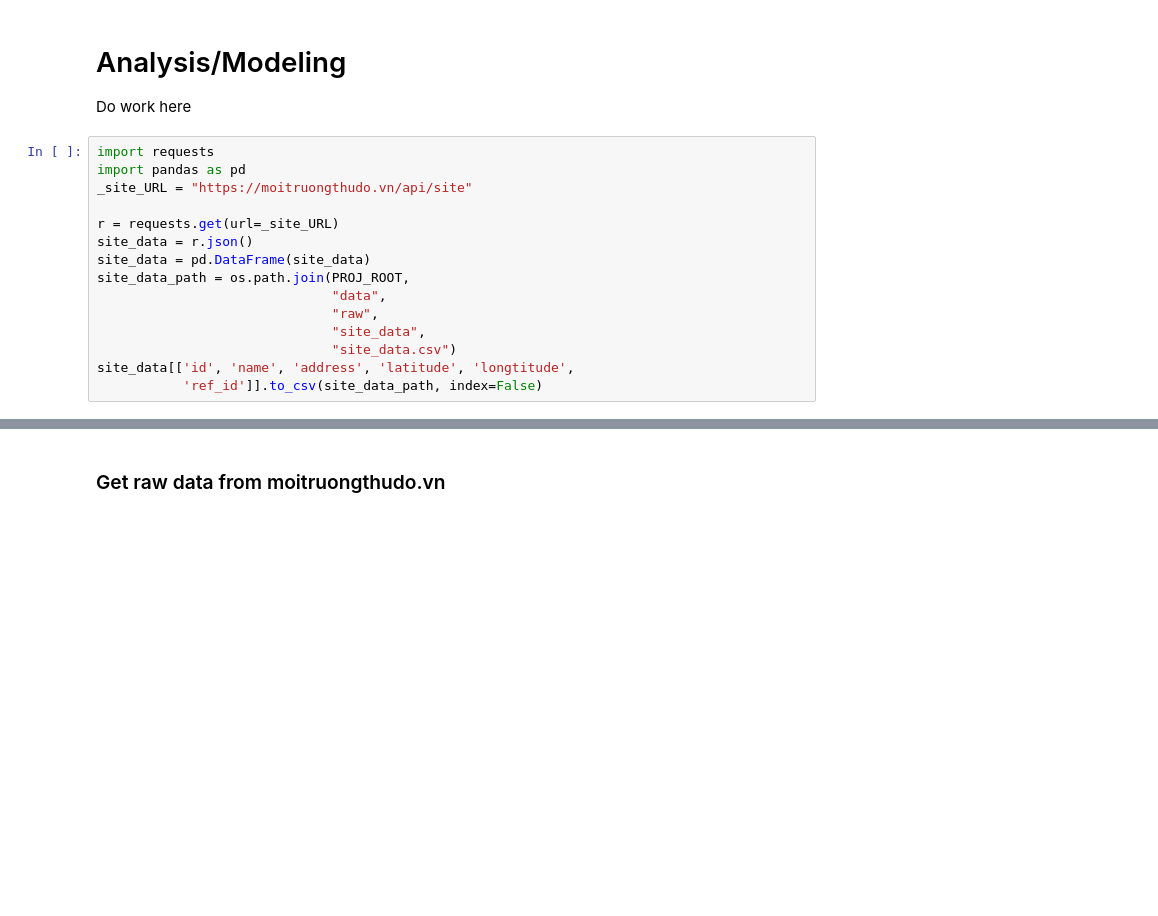
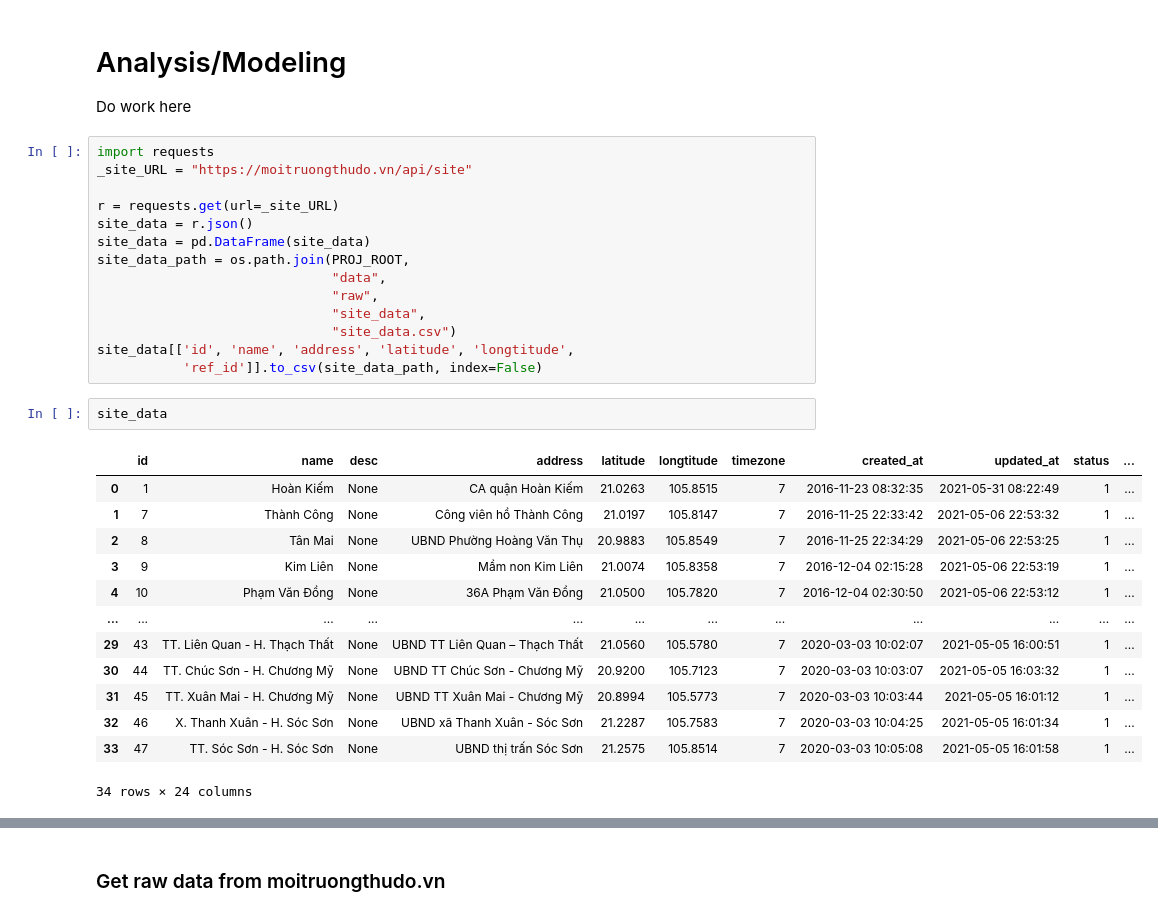
Before and after one commit to namph-sgn/Deep-learning-BLSTM, a Jupyter notebook: notebooks/01_nam_collect-data-and-calculate-AQI.ipynb, the cells around one changed output, grey strips where cells are left out. Drawn from its saved outputs; the diff is of its cells as text; blank space fills up the shorter version.

```diff
--- a/notebooks/01_nam_collect-data-and-calculate-AQI.ipynb
+++ b/notebooks/01_nam_collect-data-and-calculate-AQI.ipynb
@@ -49,7 +51,6 @@ import matplotlib.pyplot as plt
 Do work here
 # %%
 import requests
-import pandas as pd
 _site_URL = "https://moitruongthudo.vn/api/site"
 
 r = requests.get(url=_site_URL)
@@ -62,3 +63,19 @@ site_data_path = os.path.join(PROJ_ROOT,
                               "site_data.csv")
 site_data[['id', 'name', 'address', 'latitude', 'longtitude',
            'ref_id']].to_csv(site_data_path, index=False)
+# %%
+site_data
+# %% [output]
+|  | id | name | desc | address | latitude | longtitude | timezone | created_at | updated_at | status | ... |
+| 0 | 1 | Hoàn Kiếm | None | CA quận Hoàn Kiếm | 21.0263 | 105.8515 | 7 | 2016-11-23 08:32:35 | 2021-05-31 08:22:49 | 1 | ... |
+| 1 | 7 | Thành Công | None | Công viên hồ Thành Công | 21.0197 | 105.8147 | 7 | 2016-11-25 22:33:42 | 2021-05-06 22:53:32 | 1 | ... |
+| 2 | 8 | Tân Mai | None | UBND Phường Hoàng Văn Thụ | 20.9883 | 105.8549 | 7 | 2016-11-25 22:34:29 | 2021-05-06 22:53:25 | 1 | ... |
+| 3 | 9 | Kim Liên | None | Mầm non Kim Liên | 21.0074 | 105.8358 | 7 | 2016-12-04 02:15:28 | 2021-05-06 22:53:19 | 1 | ... |
+| 4 | 10 | Phạm Văn Đồng | None | 36A Phạm Văn Đồng | 21.0500 | 105.7820 | 7 | 2016-12-04 02:30:50 | 2021-05-06 22:53:12 | 1 | ... |
+| ... | ... | ... | ... | ... | ... | ... | ... | ... | ... | ... | ... |
+| 29 | 43 | TT. Liên Quan - H. Thạch Thất | None | UBND TT Liên Quan – Thạch Thất | 21.0560 | 105.5780 | 7 | 2020-03-03 10:02:07 | 2021-05-05 16:00:51 | 1 | ... |
+| 30 | 44 | TT. Chúc Sơn - H. Chương Mỹ | None | UBND TT Chúc Sơn - Chương Mỹ | 20.9200 | 105.7123 | 7 | 2020-03-03 10:03:07 | 2021-05-05 16:03:32 | 1 | ... |
+| 31 | 45 | TT. Xuân Mai - H. Chương Mỹ | None | UBND TT Xuân Mai - Chương Mỹ | 20.8994 | 105.5773 | 7 | 2020-03-03 10:03:44 | 2021-05-05 16:01:12 | 1 | ... |
+| 32 | 46 | X. Thanh Xuân - H. Sóc Sơn | None | UBND xã Thanh Xuân - Sóc Sơn | 21.2287 | 105.7583 | 7 | 2020-03-03 10:04:25 | 2021-05-05 16:01:34 | 1 | ... |
+| 33 | 47 | TT. Sóc Sơn - H. Sóc Sơn | None | UBND thị trấn Sóc Sơn | 21.2575 | 105.8514 | 7 | 2020-03-03 10:05:08 | 2021-05-05 16:01:58 | 1 | ... |
+34 rows × 24 columns
```
Also changed, not shown: parts of 5 cells of this notebook, 6 other files.
